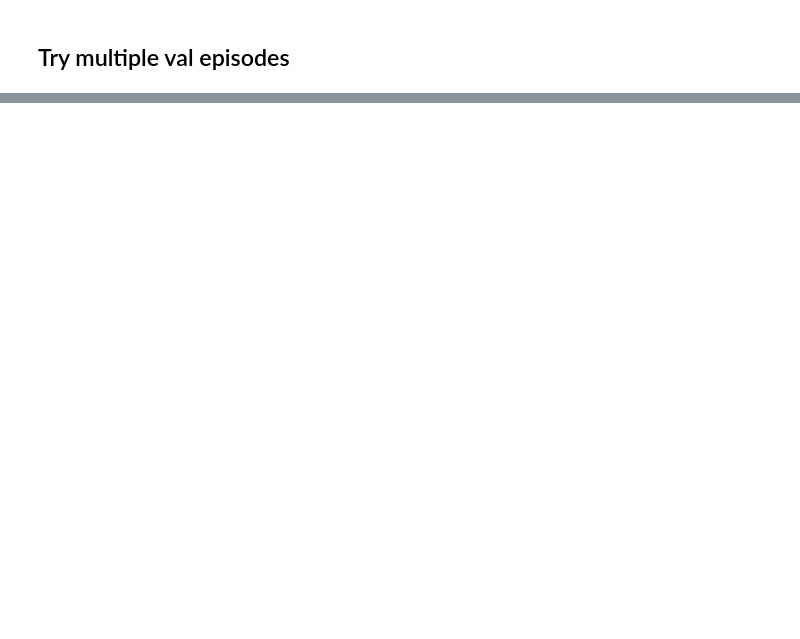
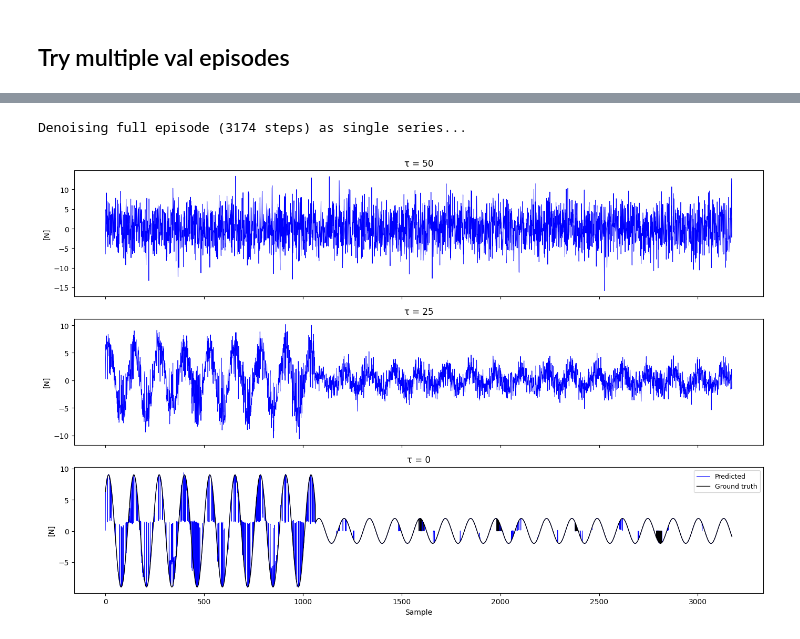
Before and after one commit to AlexanderWegenerRobotics/force-insertion-policy, a Jupyter notebook: notebooks/open_loop_validation_ddpm.ipynb, the cells around one changed output, grey strips where cells are left out. Saved outputs shown, nothing was run; the diff lists cells and outputs as text; code cells hidden in the pictures; blank space fills up the shorter version.

```diff
--- a/notebooks/open_loop_validation_ddpm.ipynb
+++ b/notebooks/open_loop_validation_ddpm.ipynb
@@ -296,0 +297,28 @@ Denoising full episode (1713 steps) as single series...
+# %%
+EP_IDX = 10
+obs_ep = val_ds.observations[EP_IDX]
+act_gt_raw = val_ds.actions[EP_IDX] * val_ds.act_std + val_ds.act_mean
+t_axis = np.arange(len(obs_ep)) / 200.0
+
+print(f'Denoising full episode ({len(obs_ep)} steps) as single series...')
+intermediates = predict_episode_series(model, schedule, obs_ep, device)
+
+channel = 1  # Fff_fx, change to 1 for fy, 2 for fz, etc.
+channel_label = ['Fff_fx', 'Fff_fy', 'Fff_fz', 'Fff_tx', 'Fff_ty', 'Fff_tz'][channel]
+taus_to_plot = sorted(intermediates.keys(), reverse=True)
+taus_to_plot = [50, 25, 0]
+fig, axes = plt.subplots(len(taus_to_plot), 1, figsize=(14, 3 * len(taus_to_plot)), sharex=True)
+for i, tau_val in enumerate(taus_to_plot):
+    axes[i].plot(intermediates[tau_val][:, channel], color='blue', linewidth=0.7, label=f'Predicted')
+    if tau_val == min(taus_to_plot):
+        axes[i].plot(act_gt_raw[:, channel], color='black', linewidth=1, label='Ground truth')
+        axes[i].legend(fontsize=9)
+    axes[i].set_ylabel('[N]')
+    axes[i].set_title(f'τ = {tau_val}')
+
+axes[-1].set_xlabel('Sample')
+#fig.suptitle(f'Denoising process — {channel_label} (full series, TacDiffusion Fig. 6 style)', y=1.01)
+plt.tight_layout()
+# %% [output]
+Denoising full episode (3174 steps) as single series...
+[figure, added]
```
Also changed, not shown: parts of 10 cells of this notebook, 4 other files.
